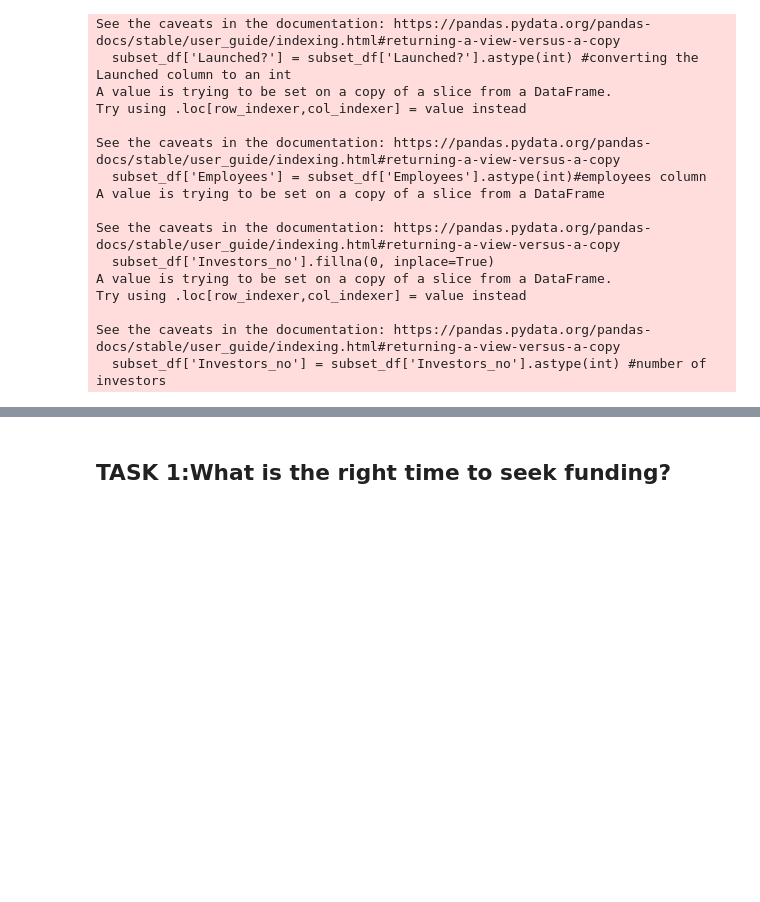
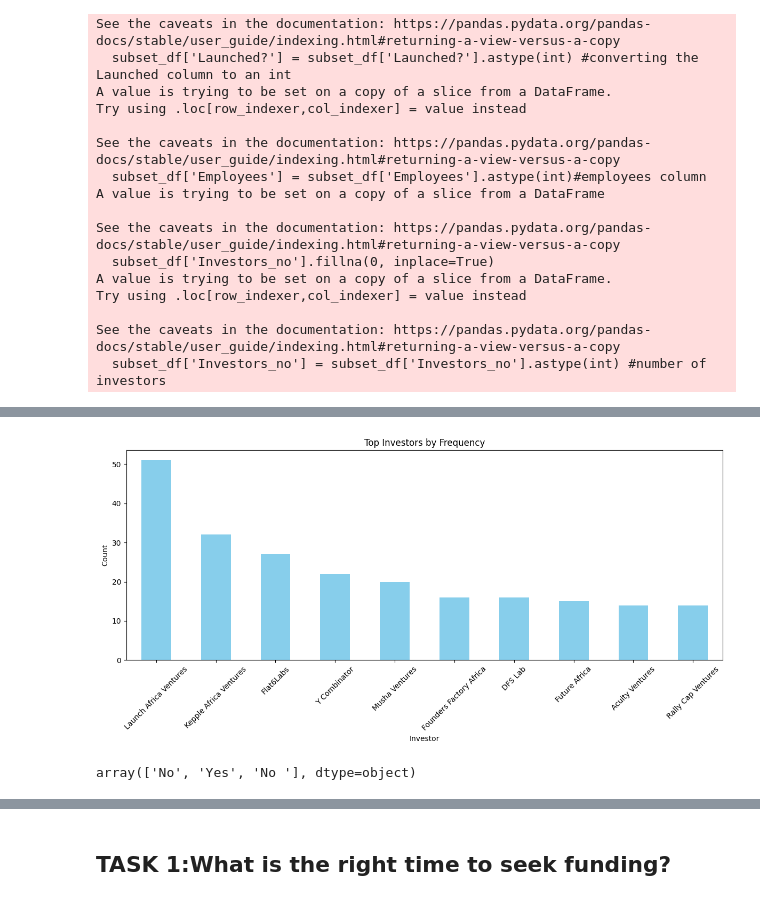
Before and after one commit to Vambane/AfricanStartups_2021, a Jupyter notebook: africanstartups.ipynb, the cells around one changed output, grey strips where cells are left out. Drawn from its saved outputs; the diff is of its cells as text; code cells hidden in the pictures; blank space fills up the shorter version.

```diff
--- a/africanstartups.ipynb
+++ b/africanstartups.ipynb
@@ -299,0 +364,20 @@ subset_df.head()
+# %%
+import pandas as pd
+import re
+
+# Assuming you have already loaded your DataFrame
+# df = pd.read_csv('investors.csv')  # Load your data here
+
+# Define a function to split the investor string into a list of individual investors
+def split_investors(investor_string):
+    if isinstance(investor_string, str):
+        return re.split(r',\s*', investor_string)
+    else:
+        # Handle non-string data here, for example, return an empty list
+        return []
+
+# Apply the function to the entire 'Investors' column and create a new column 'Individual_Investors'
+subset_df['Individual_Investors'] = subset_df['Investors'].apply(split_investors)
+
+# Display the DataFrame with the new column
+# print(df)
@@ -299,0 +405,29 @@ subset_df.head()
+# %%
+import pandas as pd
+import re
+import matplotlib.pyplot as plt
+
+
+# Flatten the list of individual investors across all rows
+all_investors = [investor for sublist in subset_df['Individual_Investors'] for investor in sublist]
+
+# Count the frequency of each individual investor
+investor_counts = pd.Series(all_investors).value_counts()
+
+# Create a bar graph to visualize the top investors by frequency (e.g., top 10)
+top_investors = investor_counts.head(10)  # Adjust the number as needed
+
+plt.figure(figsize=(12, 6))
+top_investors.plot(kind='bar', color='skyblue')
+plt.title('Top Investors by Frequency')
+plt.xlabel('Investor')
+plt.ylabel('Count')
+plt.xticks(rotation=45)
+plt.tight_layout()
+plt.show()
+# %% [output]
+[figure, added]
+# %%
+subset_df['Female co-founder/CEO?'].unique()
+# %% [output]
+array(['No', 'Yes', 'No '], dtype=object)
```
Also changed, not shown: parts of 29 cells of this notebook, 1 other file.
